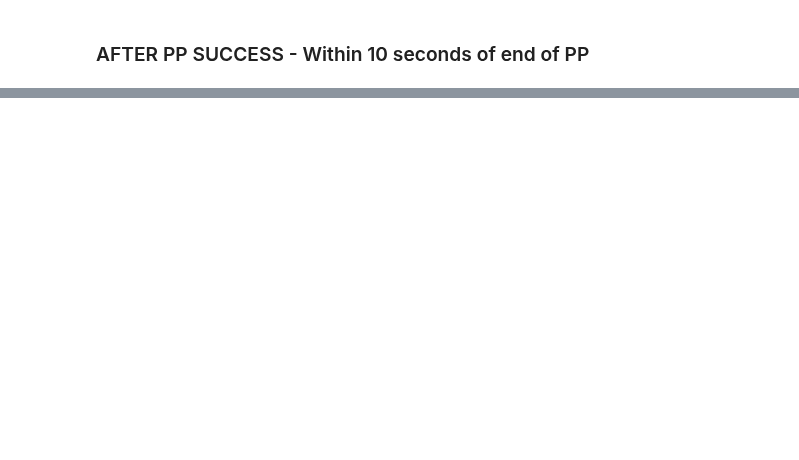
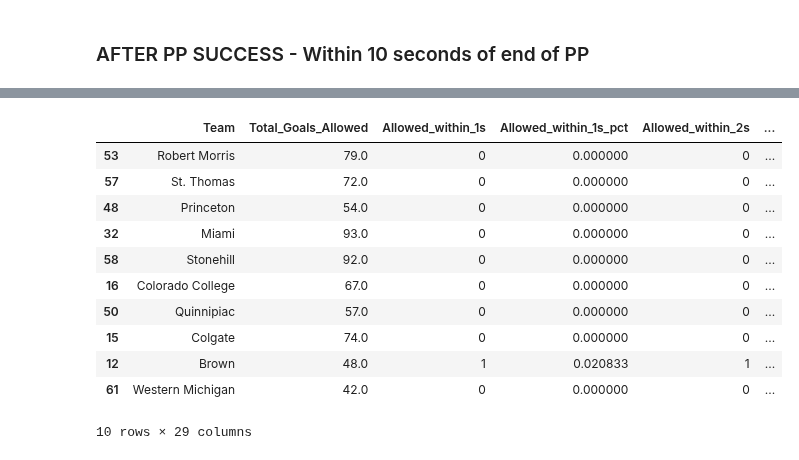
Before and after one commit to JSmith1826/college_hockey_2425, a Jupyter notebook: workbook/Play_by_Play_Explorer.ipynb, the cells around one changed output, grey strips where cells are left out. Cells and saved outputs as stored; diff of their text form; code cells hidden in the pictures; blank space fills up the shorter version.

```diff
--- a/workbook/Play_by_Play_Explorer.ipynb
+++ b/workbook/Play_by_Play_Explorer.ipynb
@@ -278,0 +488,29 @@ face_off_goal_success.head(10)
+# %%
+## Count the number of PP goals allowed by each team and add to the DataFrame
+# Initialize a DataFrame to store the counts
+pp_goal_allowed_counts = pd.DataFrame(columns=['Team', 'PP_Goals_Allowed'])
+# Loop through each team
+for team in df['Secondary_team'].unique():
+    # Count the number of goals for the team that contain 'POWER-PLAY' in 'Goal_Conditions'
+    pp_goals_allowed = df[(df['Secondary_team'] == team) & (df['Goal_Conditions'].str.contains('POWER-PLAY', na=False))]
+    pp_goal_allowed_counts = pd.concat([pp_goal_allowed_counts, pd.DataFrame({'Team': [team], 'PP_Goals_Allowed': [len(pp_goals_allowed)]})])
+# Reset the index
+pp_goal_allowed_counts.reset_index(drop=True, inplace=True)
+
+# Merge the PP goal counts with the main DataFrame
+teams_goal_pp_allowed = teams_goal_pp_allowed.merge(pp_goal_allowed_counts, on='Team', how='left')
+# Check the data
+teams_goal_pp_allowed.sample(10)
+# %% [output]
+|  | Team | Total_Goals_Allowed | Allowed_within_1s | Allowed_within_1s_pct | Allowed_within_2s | ... |
+| 53 | Robert Morris | 79.0 | 0 | 0.000000 | 0 | ... |
+| 57 | St. Thomas | 72.0 | 0 | 0.000000 | 0 | ... |
+| 48 | Princeton | 54.0 | 0 | 0.000000 | 0 | ... |
+| 32 | Miami | 93.0 | 0 | 0.000000 | 0 | ... |
+| 58 | Stonehill | 92.0 | 0 | 0.000000 | 0 | ... |
+| 16 | Colorado College | 67.0 | 0 | 0.000000 | 0 | ... |
+| 50 | Quinnipiac | 57.0 | 0 | 0.000000 | 0 | ... |
+| 15 | Colgate | 74.0 | 0 | 0.000000 | 0 | ... |
+| 12 | Brown | 48.0 | 1 | 0.020833 | 1 | ... |
+| 61 | Western Michigan | 42.0 | 0 | 0.000000 | 0 | ... |
+10 rows × 29 columns
```
Also changed, not shown: parts of 13 cells of this notebook, 1 other file.
